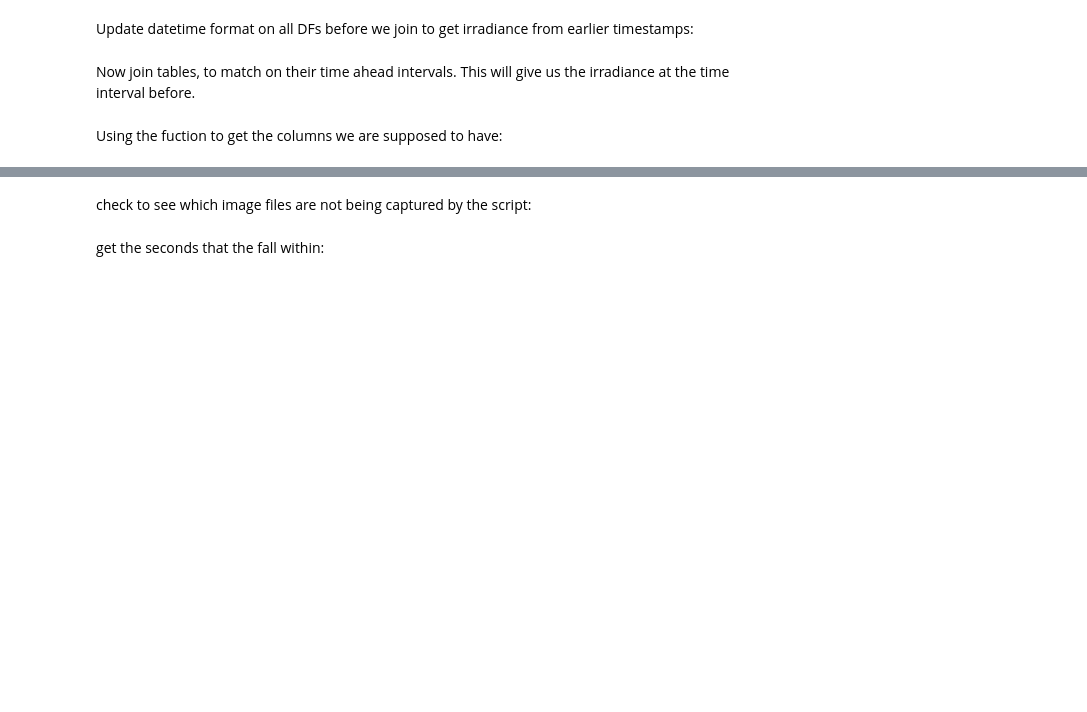
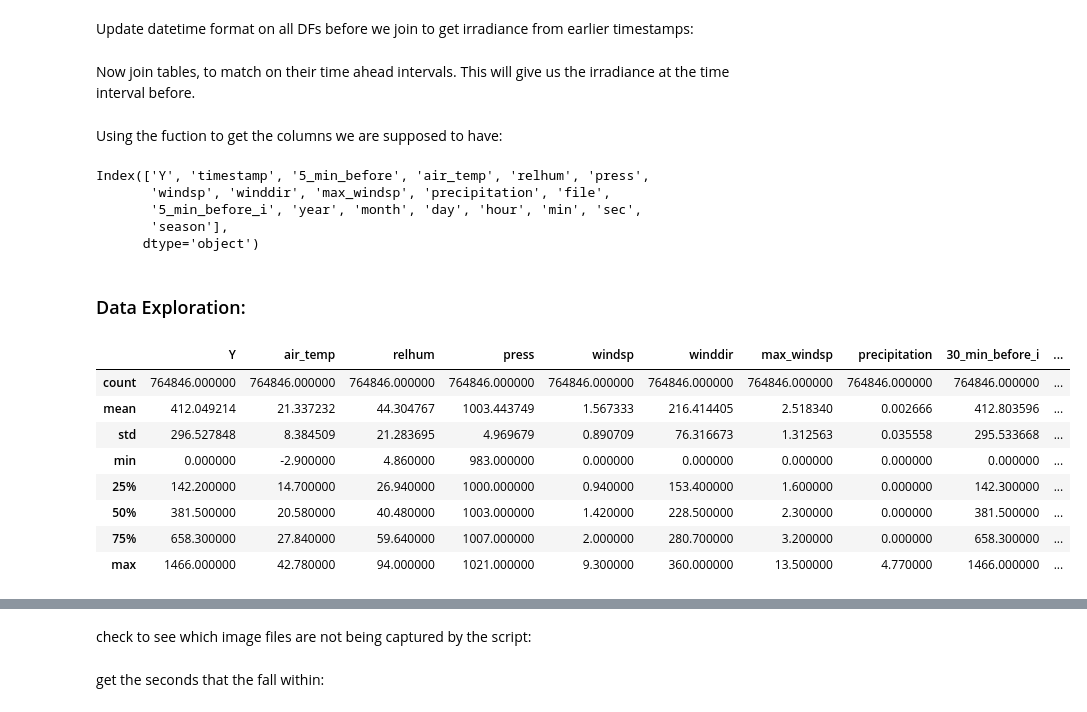
Before and after one commit to elenasm7/Research_paper_data, a Jupyter notebook: Data_preprocessing.ipynb, the cells around one changed output, grey strips where cells are left out. Drawn from its saved outputs; the diff is of its cells as text; code cells hidden in the pictures; blank space fills up the shorter version.

```diff
--- a/Data_preprocessing.ipynb
+++ b/Data_preprocessing.ipynb
@@ -371,3 +410,46 @@ save_pickle("../data_rp/df_15_min_data.pkl",df_15_min)
 save_pickle("../data_rp/df_20_min_data.pkl",df_20_min)
 save_pickle("../data_rp/df_25_min_data.pkl",df_25_min)
 save_pickle("../data_rp/df_30_min_data.pkl",df_30_min)
+# %%
+for df in [df_5_min,df_10_min,df_15_min,df_20_min,df_25_min,df_30_min]:
+#     breakdown_dates(df,'timestamp')
+    df['season'] = df.month.apply(lambda row: replace_m_w_season(row))
+# %%
+df_5_min.columns
+# %% [output]
+Index(['Y', 'timestamp', '5_min_before', 'air_temp', 'relhum', 'press',
+       'windsp', 'winddir', 'max_windsp', 'precipitation', 'file',
+       '5_min_before_i', 'year', 'month', 'day', 'hour', 'min', 'sec',
+       'season'],
+      dtype='object')
+# %%
+# t = 5
+for df in [df_5_min,df_10_min,df_15_min,df_20_min,df_25_min,df_30_min]:
+    df.drop(['day','min','sec'], axis=1,inplace=True)
+#     col = f'{t}_min_before'
+#     col_1 = f'{t}_min_before_i'
+# #     print(t,col,col_1)
+#     df = df[['Y', 'timestamp', col, 'air_temp', 'relhum', 'press',
+#        'windsp', 'winddir', 'max_windsp', 'precipitation', 'file',
+#        col_1, 'year', 'month', 'hour','season']]
+#     t += 5
+# %% [markdown]
+### Data Exploration:
+# %%
+previews = []
+described = []
+for df in [df_5_min,df_10_min,df_15_min,df_20_min,df_25_min,df_30_min]:
+    previews.append(preview_df(df))
+    described.append(df.describe())
+# %%
+described[5]
+# %% [output]
+|  | Y | air_temp | relhum | press | windsp | winddir | max_windsp | precipitation | 30_min_before_i | ... |
+| count | 764846.000000 | 764846.000000 | 764846.000000 | 764846.000000 | 764846.000000 | 764846.000000 | 764846.000000 | 764846.000000 | 764846.000000 | ... |
+| mean | 412.049214 | 21.337232 | 44.304767 | 1003.443749 | 1.567333 | 216.414405 | 2.518340 | 0.002666 | 412.803596 | ... |
+| std | 296.527848 | 8.384509 | 21.283695 | 4.969679 | 0.890709 | 76.316673 | 1.312563 | 0.035558 | 295.533668 | ... |
+| min | 0.000000 | -2.900000 | 4.860000 | 983.000000 | 0.000000 | 0.000000 | 0.000000 | 0.000000 | 0.000000 | ... |
+| 25% | 142.200000 | 14.700000 | 26.940000 | 1000.000000 | 0.940000 | 153.400000 | 1.600000 | 0.000000 | 142.300000 | ... |
+| 50% | 381.500000 | 20.580000 | 40.480000 | 1003.000000 | 1.420000 | 228.500000 | 2.300000 | 0.000000 | 381.500000 | ... |
+| 75% | 658.300000 | 27.840000 | 59.640000 | 1007.000000 | 2.000000 | 280.700000 | 3.200000 | 0.000000 | 658.300000 | ... |
+| max | 1466.000000 | 42.780000 | 94.000000 | 1021.000000 | 9.300000 | 360.000000 | 13.500000 | 4.770000 | 1466.000000 | ... |
```
Also changed, not shown: parts of 20 cells of this notebook, 2 other files.
